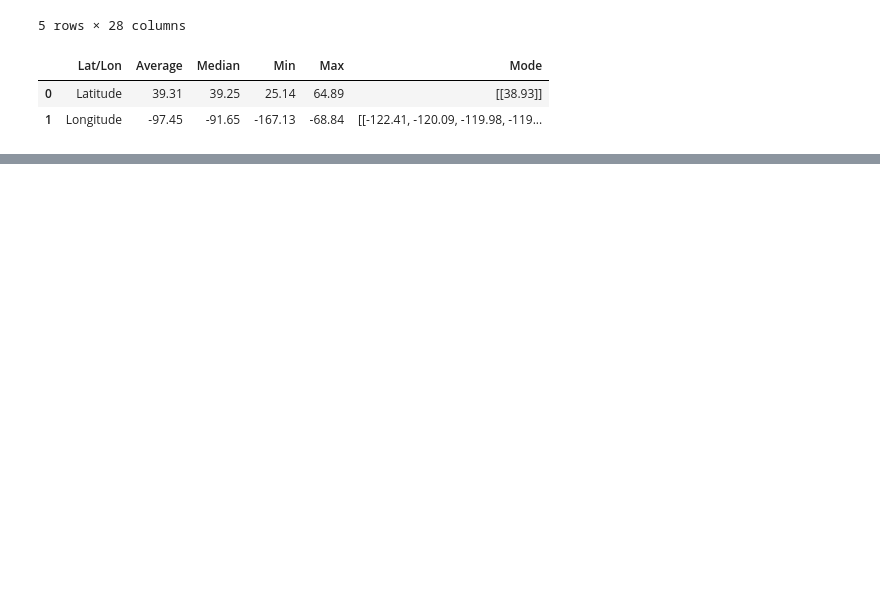
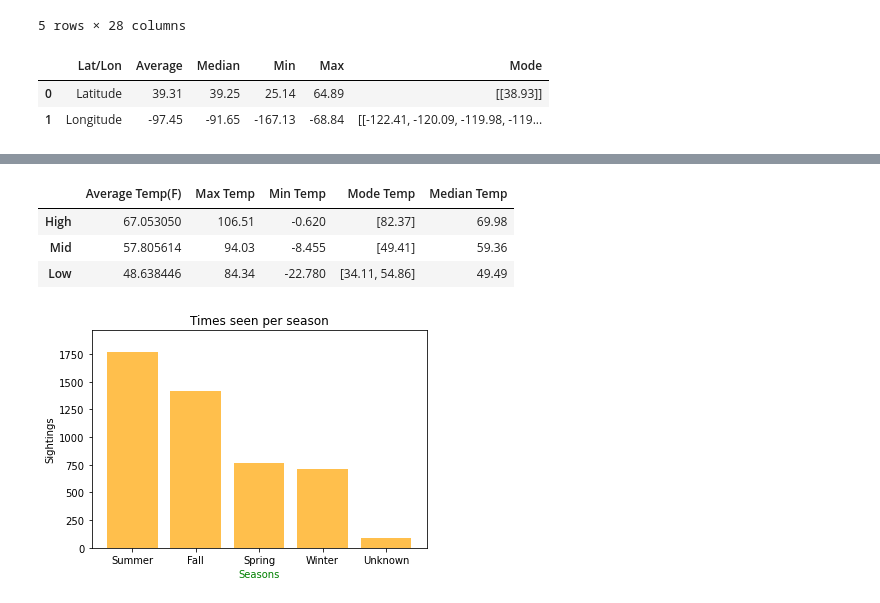
Before and after one commit to ClovisL/Bigfoot_Sightings, a Jupyter notebook: Bigfoot_Sightings.ipynb, the cells around one changed output, grey strips where cells are left out. Saved outputs shown, nothing was run; the diff lists cells and outputs as text; code cells hidden in the pictures; blank space fills up the shorter version.

```diff
--- a/Bigfoot_Sightings.ipynb
+++ b/Bigfoot_Sightings.ipynb
@@ -5,10 +5,14 @@ import pandas as pd
 import numpy as np
 from scipy.stats import linregress
 
+# Range of latitudes and longitudes
+lat_range = (-90, 90)
+lon_range = (-180, 180)
+
 # Files to load
-file_to_load = "Resources/bfro_reports_geocoded.csv"
+file_to_load = "../Resources/bfro_reports_geocoded.csv"
 
-# Read bigfoot sightings file and store into Pandas data frame
+# Read Purchasing File and store into Pandas data frame
 bigfoot_data = pd.read_csv(file_to_load)
 
 bigfoot_data.head()
@@ -99,0 +65,66 @@ fig
+# %%
+# Bigfoots favorite temperatues (F)
+# Average
+Temp_High_Ave = bigfoot_data['temperature_high'].mean()
+Temp_Mid_Ave = bigfoot_data['temperature_mid'].mean()
+Temp_Low_Ave = bigfoot_data['temperature_low'].mean()
+
+#Max
+Temp_High_Max = bigfoot_data['temperature_high'].max()
+Temp_Mid_Max = bigfoot_data['temperature_mid'].max()
+Temp_Low_Max = bigfoot_data['temperature_low'].max()
+
+#Min
+Temp_High_Min = bigfoot_data['temperature_high'].min()
+Temp_Mid_Min = bigfoot_data['temperature_mid'].min()
+Temp_Low_Min = bigfoot_data['temperature_low'].min()
+
+#Mode
+Temp_High_Mode = bigfoot_data['temperature_high'].mode()
+Temp_Mid_Mode = bigfoot_data['temperature_mid'].mode()
+Temp_Low_Mode = bigfoot_data['temperature_low'].mode()
+Temp_High_Mode = ["%.2f" % elem for elem in Temp_High_Mode]
+Temp_Mid_Mode = ["%.2f" % elem for elem in Temp_Mid_Mode]
+Temp_Low_Mode = ["%.2f" % elem for elem in Temp_Low_Mode]
+
+#Median
+Temp_High_Median = bigfoot_data['temperature_high'].median()
+Temp_Mid_Median = bigfoot_data['temperature_mid'].median()
+Temp_Low_Median = bigfoot_data['temperature_low'].median()
+
+#summary table of the temps
+summary_Temps = pd.DataFrame({
+    "Average Temp(F)": [Temp_High_Ave,Temp_Mid_Ave,Temp_Low_Ave],
+    "Max Temp": [Temp_High_Max,Temp_Mid_Max,Temp_Low_Max],
+    "Min Temp": [Temp_High_Min,Temp_Mid_Min,Temp_Low_Min],
+    "Mode Temp":[Temp_High_Mode,Temp_Mid_Mode,Temp_Low_Mode],
+    "Median Temp":[Temp_High_Median,Temp_Mid_Median,Temp_Low_Median]
+})
+
+summary_Temps
+
+index = pd.Series(['High', 'Mid', 'Low'])
+summary_Temps.set_index([index])
+# %% [output]
+|  | Average Temp(F) | Max Temp | Min Temp | Mode Temp | Median Temp |
+| High | 67.053050 | 106.51 | -0.620 | [82.37] | 69.98 |
+| Mid | 57.805614 | 94.03 | -8.455 | [49.41] | 59.36 |
+| Low | 48.638446 | 84.34 | -22.780 | [34.11, 54.86] | 49.49 |
+# %%
+#Bigfoots most seen season
+
+Seasons = bigfoot_data.value_counts('season')
+#Seasons
+Times_seen_season = [1765, 1413, 767, 711, 91]
+x_axis = ['Summer', 'Fall', 'Spring', 'Winter', 'Unknown']
+
+plt.bar(x_axis, Times_seen_season, color='orange', alpha=0.7, align="center")
+plt.xlabel("Seasons", color='green')
+plt.ylabel("Sightings")
+plt.title("Times seen per season")
+plt.ylim(0, max(Times_seen_season)+200)
+
+
+plt.show()
+# %% [output]
+[figure, added]
```
Also changed, not shown: parts of 15 cells of this notebook.
